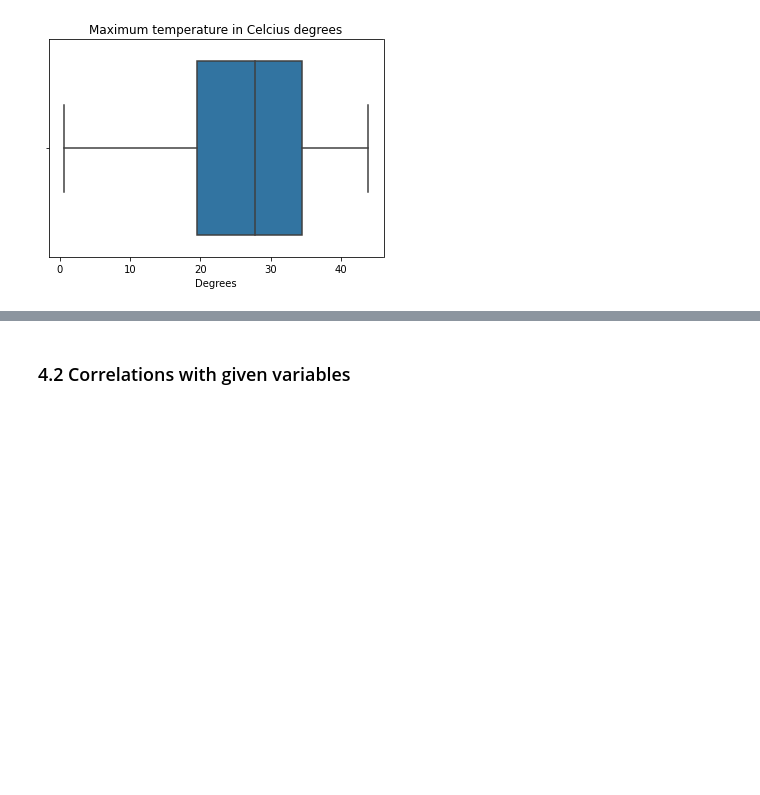
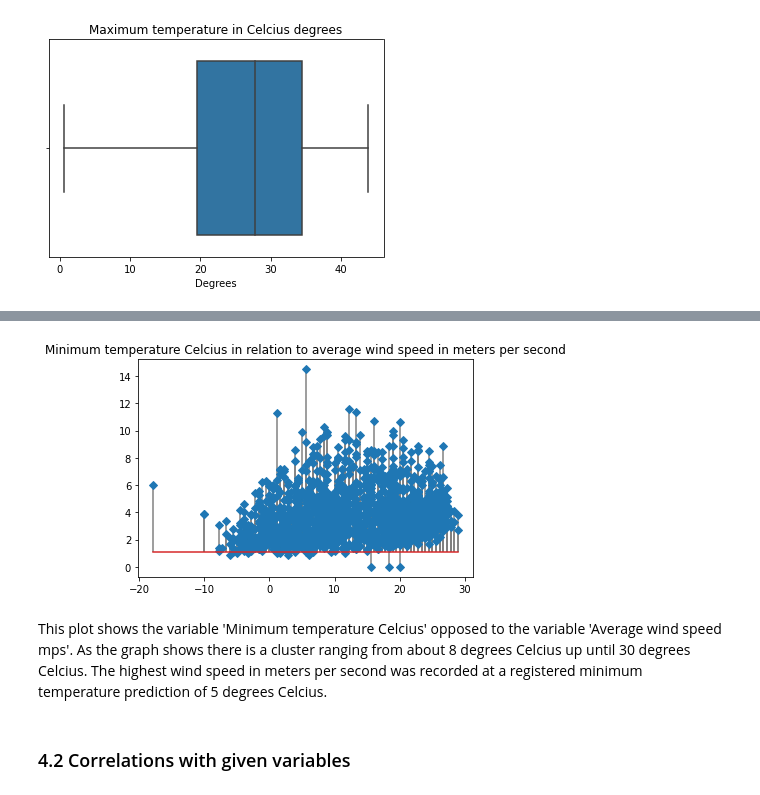
Before and after one commit to noahkleinn/noahkleinn, a Jupyter notebook: Final.ipynb, the cells around one changed output, grey strips where cells are left out. Saved outputs shown, nothing was run; the diff lists cells and outputs as text; code cells hidden in the pictures; blank space fills up the shorter version.

```diff
--- a/Final.ipynb
+++ b/Final.ipynb
@@ -206,3 +209,14 @@ This graph shows a barplot of the variable 'Average temperature Cekcius'. The gr
+# %%
+x = df['Minimum temperature Celcius']
+y = df['Average wind speed mps']
+
+plt.title('Minimum temperature Celcius in relation to average wind speed in meters per second')
+plt.stem(x, y, linefmt='grey', markerfmt='D', bottom=1.1, use_line_collection=True)
+plt.show()
+# %% [output]
+[figure, added]
+# %% [markdown]
+This plot shows the variable 'Minimum temperature Celcius' opposed to the variable 'Average wind speed mps'. As the graph shows there is a cluster ranging from about 8 degrees Celcius up until 30 degrees Celcius. The highest wind speed in meters per second was recorded at a registered minimum temperature prediction of 5 degrees Celcius.
 # %% [markdown]
 ### 4.2 Correlations with given variables
 # %%
```
Also changed, not shown: parts of 25 cells of this notebook.
